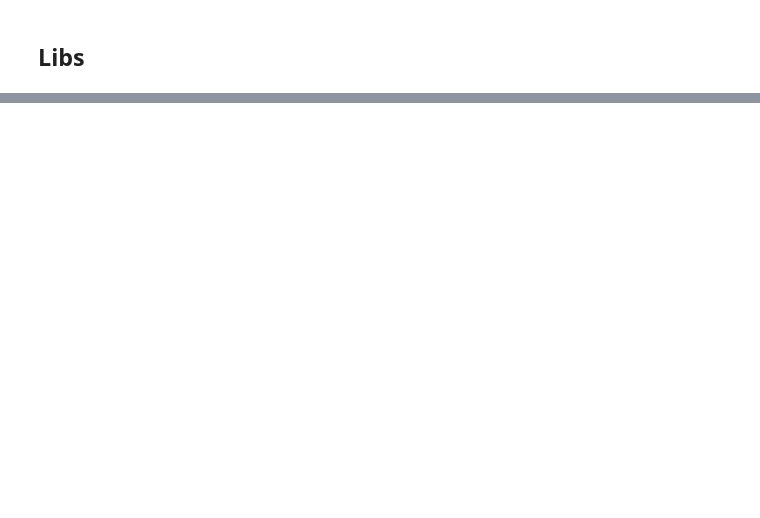
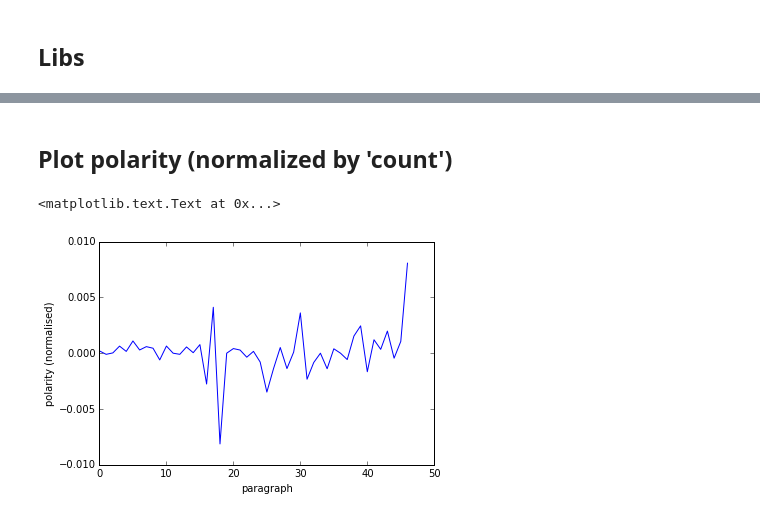
Before and after one commit to djq/flann, a Jupyter notebook: preparation/notebooks/Sentiment Analysis.ipynb, the cells around one changed output, grey strips where cells are left out. Cells and saved outputs as stored; diff of their text form; code cells hidden in the pictures; blank space fills up the shorter version.

```diff
--- a/preparation/notebooks/Sentiment Analysis.ipynb
+++ b/preparation/notebooks/Sentiment Analysis.ipynb
@@ -25,0 +69,9 @@ plt.ylabel('polarity')
+# %% [markdown]
+## Plot polarity (normalized by 'count')
+# %%
+plt.plot(sent_results['paragraph'],sent_results[' polarity']/sent_results[' count'])
+plt.xlabel('paragraph')
+plt.ylabel('polarity (normalised)')
+# %% [output]
+<matplotlib.text.Text at 0x...>
+[figure, added]
```
Also changed, not shown: parts of 10 cells of this notebook, 1 other file.
